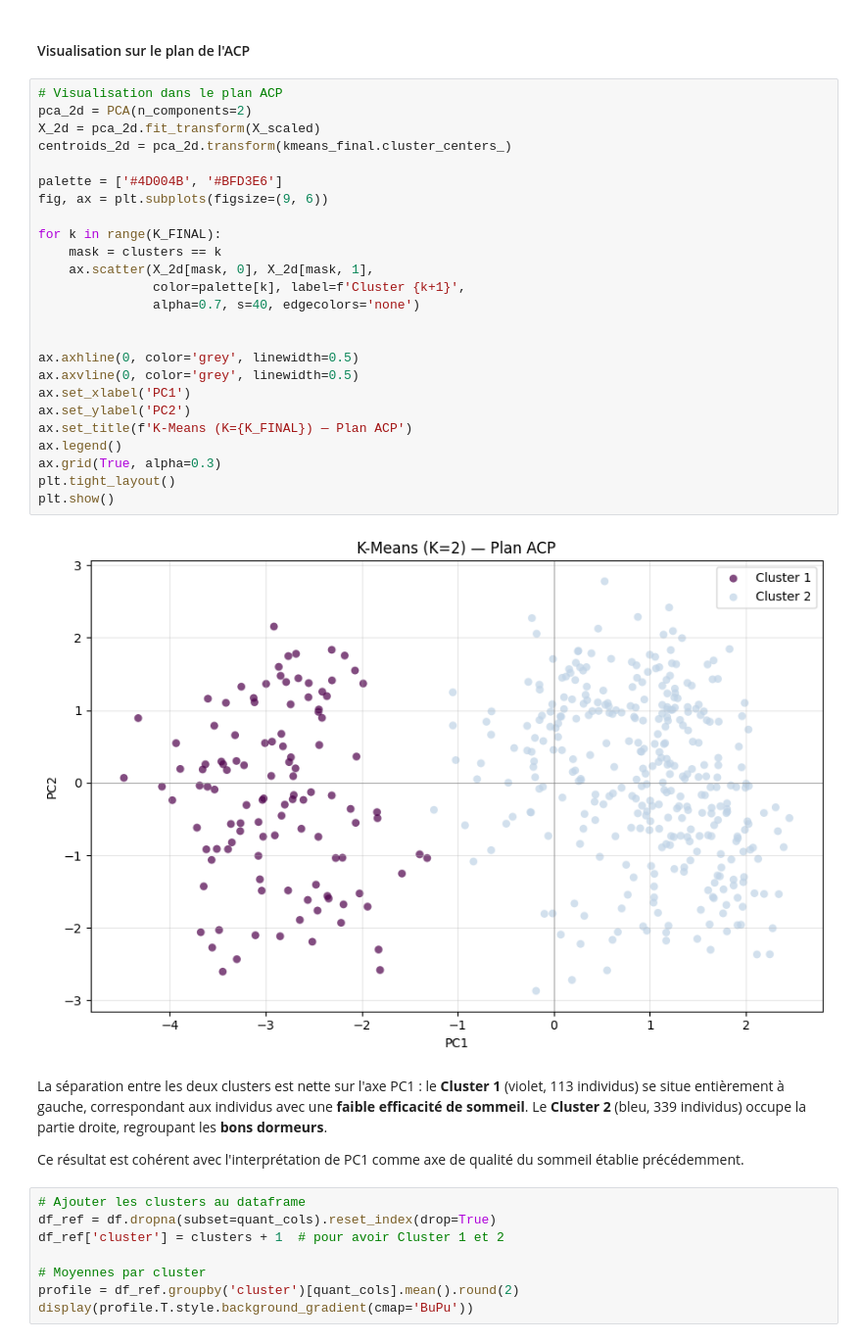
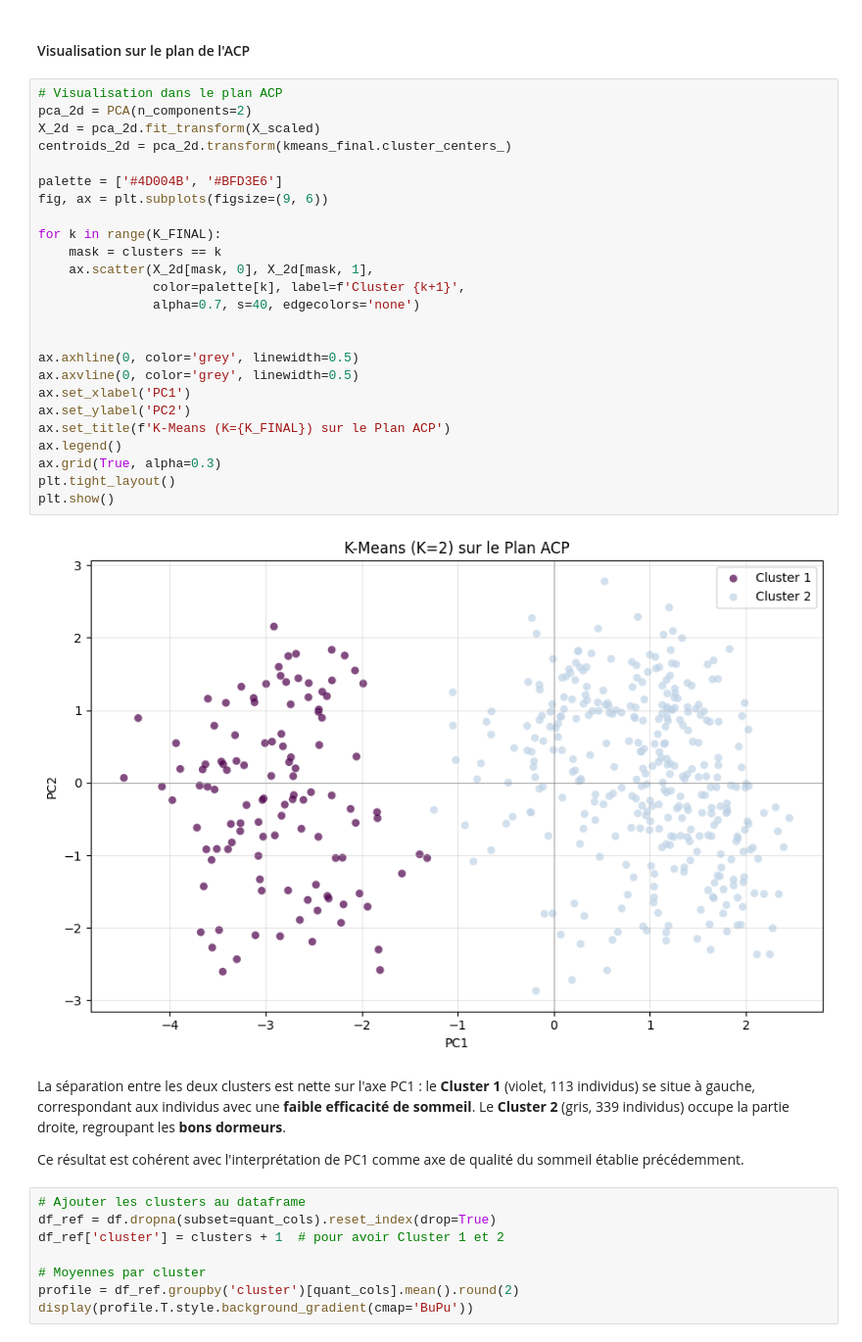
Before and after one commit to AhmedBousbih/Projet-analyse-de-donn-es, a Jupyter notebook: Projet_Analyse_de_données.ipynb, the cells around one changed output. Shown at 98% size. Drawn from its saved outputs; the diff is of its cells as text.

```diff
--- a/Projet_Analyse_de_données.ipynb
+++ b/Projet_Analyse_de_données.ipynb
@@ -544,37 +547,36 @@ Le score de silhouette de **0.292** indique une séparation modérée les cluste
 # %%
 # Visualisation dans le plan ACP
 pca_2d = PCA(n_components=2)
 X_2d = pca_2d.fit_transform(X_scaled)
 centroids_2d = pca_2d.transform(kmeans_final.cluster_centers_)
 
 palette = ['#4D004B', '#BFD3E6']
 fig, ax = plt.subplots(figsize=(9, 6))
 
 for k in range(K_FINAL):
     mask = clusters == k
     ax.scatter(X_2d[mask, 0], X_2d[mask, 1],
                color=palette[k], label=f'Cluster {k+1}',
                alpha=0.7, s=40, edgecolors='none')
 
 
 ax.axhline(0, color='grey', linewidth=0.5)
 ax.axvline(0, color='grey', linewidth=0.5)
 ax.set_xlabel('PC1')
 ax.set_ylabel('PC2')
-ax.set_title(f'K-Means (K={K_FINAL}) — Plan ACP')
+ax.set_title(f'K-Means (K={K_FINAL}) sur le Plan ACP')
 ax.legend()
 ax.grid(True, alpha=0.3)
 plt.tight_layout()
 plt.show()
 # %% [output]
-[figure, old version]
+[figure, new version]
 # %% [markdown]
 La séparation entre les deux clusters est nette sur l'axe PC1 :
-le **Cluster 1** (violet, 113 individus) se situe entièrement à gauche, correspondant aux individus avec une **faible efficacité de sommeil**.
-Le **Cluster 2** (bleu, 339 individus) occupe la partie droite, regroupant les **bons dormeurs**.
+le **Cluster 1** (violet, 113 individus) se situe à gauche, correspondant aux individus avec une **faible efficacité de sommeil**.
+Le **Cluster 2** (gris, 339 individus) occupe la partie droite, regroupant les **bons dormeurs**.
 
-Ce résultat est cohérent avec l'interprétation de PC1 comme axe
-de qualité du sommeil établie précédemment.
+Ce résultat est cohérent avec l'interprétation de PC1 comme axe de qualité du sommeil établie précédemment.
 # %%
 # Ajouter les clusters au dataframe
 df_ref = df.dropna(subset=quant_cols).reset_index(drop=True)
```
Also changed, not shown: parts of 12 cells of this notebook.
